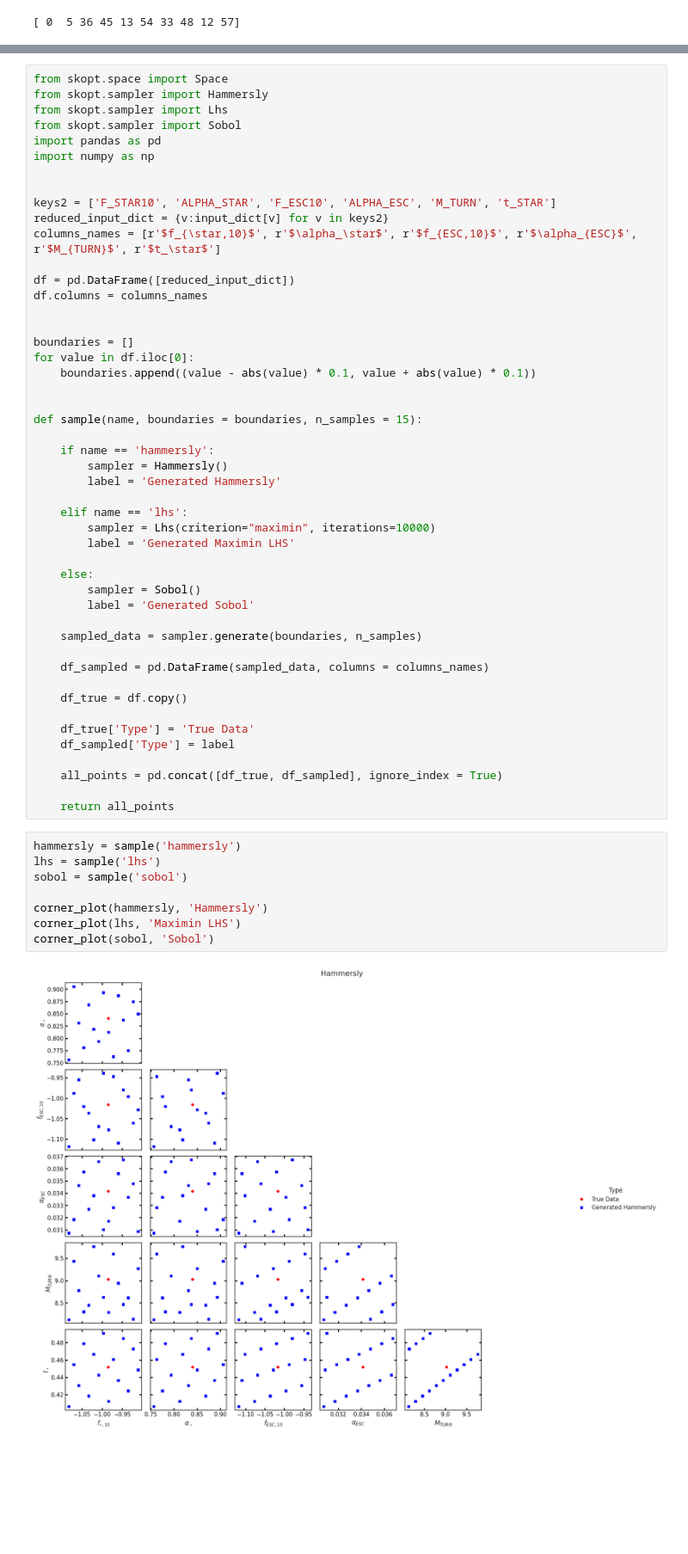
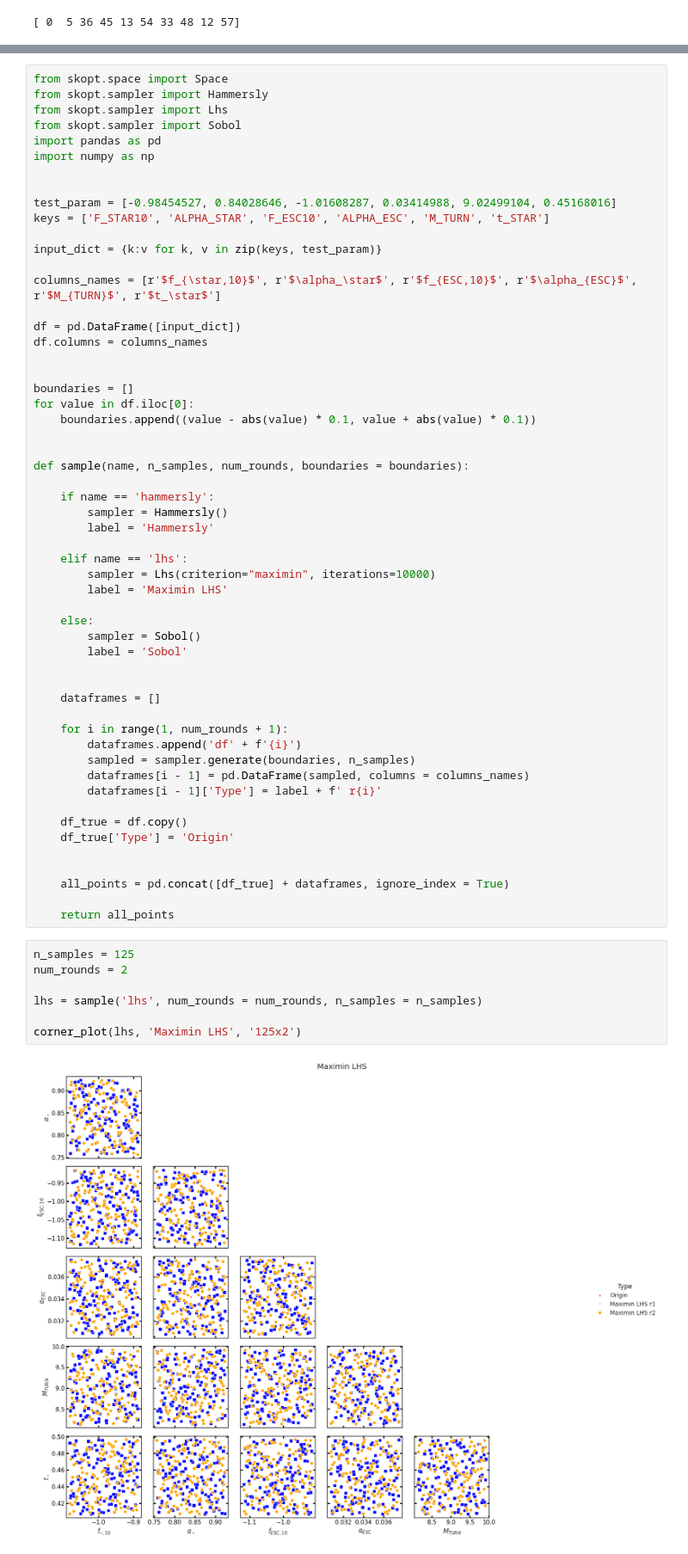
Before and after one commit to Rillard2001/RealMSc, a Jupyter notebook: Tutorials/21cmEMU/21cmEMU_test.ipynb, the cells around one changed output, grey strips where cells are left out. Shown at 86% size. Cells and saved outputs as stored; diff of their text form; blank space fills up the shorter version.

Commit message:
Added the last three parameters and plotted them. Used only Maximin LHS and saved some figures

```diff
--- a/Tutorials/21cmEMU/21cmEMU_test.ipynb
+++ b/Tutorials/21cmEMU/21cmEMU_test.ipynb
@@ -240,11 +252,14 @@ import pandas as pd
 import numpy as np
 
 
-keys2 = ['F_STAR10', 'ALPHA_STAR', 'F_ESC10', 'ALPHA_ESC', 'M_TURN', 't_STAR']
-reduced_input_dict = {v:input_dict[v] for v in keys2}
+test_param = [-0.98454527, 0.84028646, -1.01608287, 0.03414988, 9.02499104, 0.45168016]
+keys = ['F_STAR10', 'ALPHA_STAR', 'F_ESC10', 'ALPHA_ESC', 'M_TURN', 't_STAR']
+
+input_dict = {k:v for k, v in zip(keys, test_param)}
+
 columns_names = [r'$f_{\star,10}$', r'$\alpha_\star$', r'$f_{ESC,10}$', r'$\alpha_{ESC}$', r'$M_{TURN}$', r'$t_\star$']
 
-df = pd.DataFrame([reduced_input_dict])
+df = pd.DataFrame([input_dict])
 df.columns = columns_names
 
 
@@ -253,39 +268,42 @@ for value in df.iloc[0]:
     boundaries.append((value - abs(value) * 0.1, value + abs(value) * 0.1))
 
 
-def sample(name, boundaries = boundaries, n_samples = 15):
+def sample(name, n_samples, num_rounds, boundaries = boundaries):
 
     if name == 'hammersly':
         sampler = Hammersly()
-        label = 'Generated Hammersly'
+        label = 'Hammersly'
 
     elif name == 'lhs':
         sampler = Lhs(criterion="maximin", iterations=10000)
-        label = 'Generated Maximin LHS'
+        label = 'Maximin LHS'
 
     else:
         sampler = Sobol()
-        label = 'Generated Sobol'
+        label = 'Sobol'
 
-    sampled_data = sampler.generate(boundaries, n_samples)
 
-    df_sampled = pd.DataFrame(sampled_data, columns = columns_names)
+    dataframes = []
+
+    for i in range(1, num_rounds + 1):
+        dataframes.append('df' + f'{i}')
+        sampled = sampler.generate(boundaries, n_samples)
+        dataframes[i - 1] = pd.DataFrame(sampled, columns = columns_names)
+        dataframes[i - 1]['Type'] = label + f' r{i}'
 
     df_true = df.copy()
+    df_true['Type'] = 'Origin'
 
-    df_true['Type'] = 'True Data'
-    df_sampled['Type'] = label
 
-    all_points = pd.concat([df_true, df_sampled], ignore_index = True)
+    all_points = pd.concat([df_true] + dataframes, ignore_index = True)
 
     return all_points
 # %%
-hammersly = sample('hammersly')
-lhs = sample('lhs')
-sobol = sample('sobol')
+n_samples = 125
+num_rounds = 2
 
-corner_plot(hammersly, 'Hammersly')
-corner_plot(lhs, 'Maximin LHS')
-corner_plot(sobol, 'Sobol')
+lhs = sample('lhs', num_rounds = num_rounds, n_samples = n_samples)
+
+corner_plot(lhs, 'Maximin LHS', '125x2')
 # %% [output]
-[figure, old version]
+[figure, new version]
```
Also changed, not shown: parts of 4 cells of this notebook.
